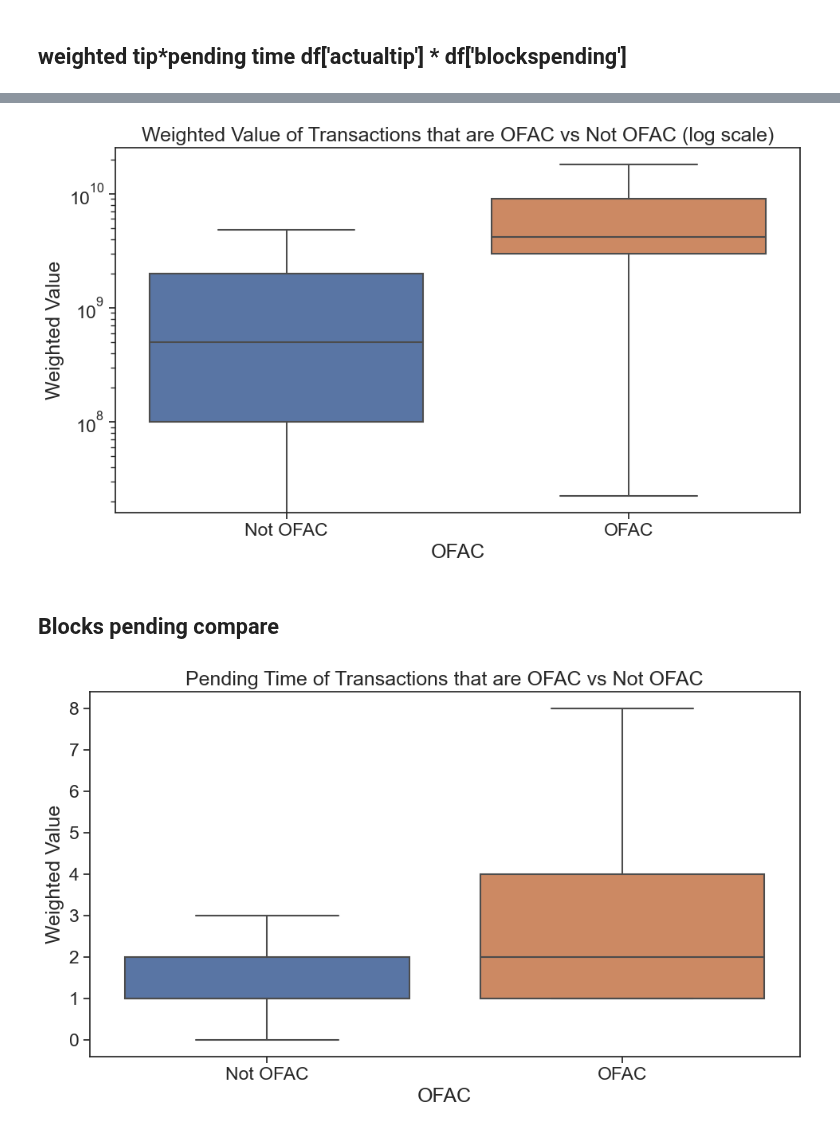
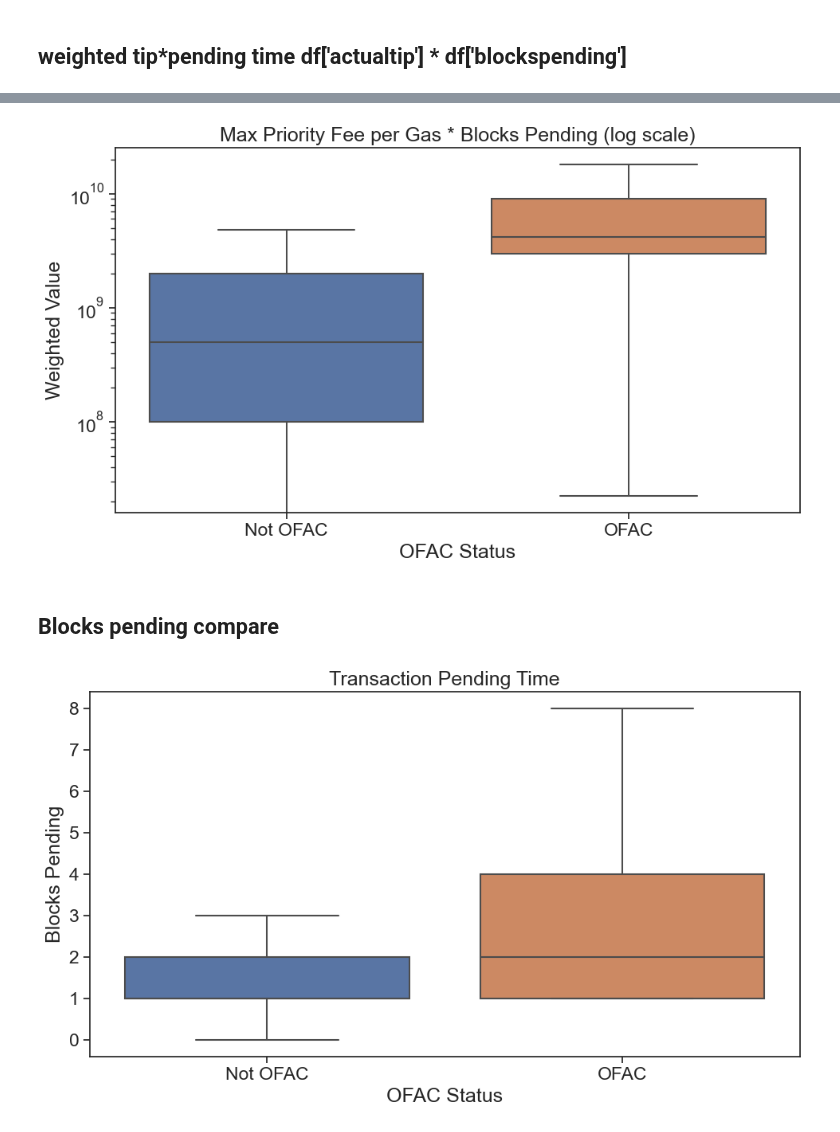
Before and after one commit to krzhang/camcos, a Jupyter notebook: CAMCOS_2023F/Data_Exploration/ofac/blockpending_dist_comparison.ipynb, the cells around one changed output, grey strips where cells are left out. Saved outputs shown, nothing was run; the diff lists cells and outputs as text; code cells hidden in the pictures.

```diff
--- a/CAMCOS_2023F/Data_Exploration/ofac/blockpending_dist_comparison.ipynb
+++ b/CAMCOS_2023F/Data_Exploration/ofac/blockpending_dist_comparison.ipynb
@@ -256,40 +264,42 @@ fig, ax = plt.subplots(figsize=(10, 6))
 ax = sns.boxplot(x='ofac', y='weighted_value', data=df, showfliers=False)
 
 ax.set_yscale('log')
-ax.set_xlabel('OFAC')
+ax.set_xlabel('OFAC Status')
 ax.set_ylabel('Weighted Value')
-ax.set_title('Weighted Value of Transactions that are OFAC vs Not OFAC (log scale)')
+ax.set_title('Max Priority Fee per Gas * Blocks Pending (log scale)')
 
 ax.set_xticklabels(['Not OFAC', 'OFAC'])
 plt.tight_layout()
+plt.show()
 # plt.savefig('weighted_value_ofac_log.png', dpi=300)
 plt.close()
 # %% [output]
-[figure, old version]
+[figure, new version]
 # %% [markdown]
 ## Blocks pending compare
 # %%
 # plot the weighted value of transactions that are ofac vs not ofac
 sns.set_style('whitegrid')
 sns.set_palette('colorblind')
 sns.set_context('paper')
 sns.set(font_scale=1.5)
 sns.set_style('ticks')
 
 fig, ax = plt.subplots(figsize=(10, 6))
 ax = sns.boxplot(x='ofac', y='blockspending', data=df, showfliers=False)
 
 # ax.set_yscale('log')
-ax.set_xlabel('OFAC')
-ax.set_ylabel('Weighted Value')
-ax.set_title('Pending Time of Transactions that are OFAC vs Not OFAC')
+ax.set_xlabel('OFAC Status')
+ax.set_ylabel('Blocks Pending')
+ax.set_title('Transaction Pending Time')
 
 ax.set_xticklabels(['Not OFAC', 'OFAC'])
 plt.tight_layout()
+plt.show()
 plt.close()
 # plt.savefig('pendtime_ofac.png', dpi=300)
 # %% [output]
-[figure, old version]
+[figure, new version]
 # %%
 # plot the weighted value of transactions that are ofac vs not ofac
 sns.set_style('whitegrid')
```
Also changed, not shown: parts of 6 cells of this notebook.
